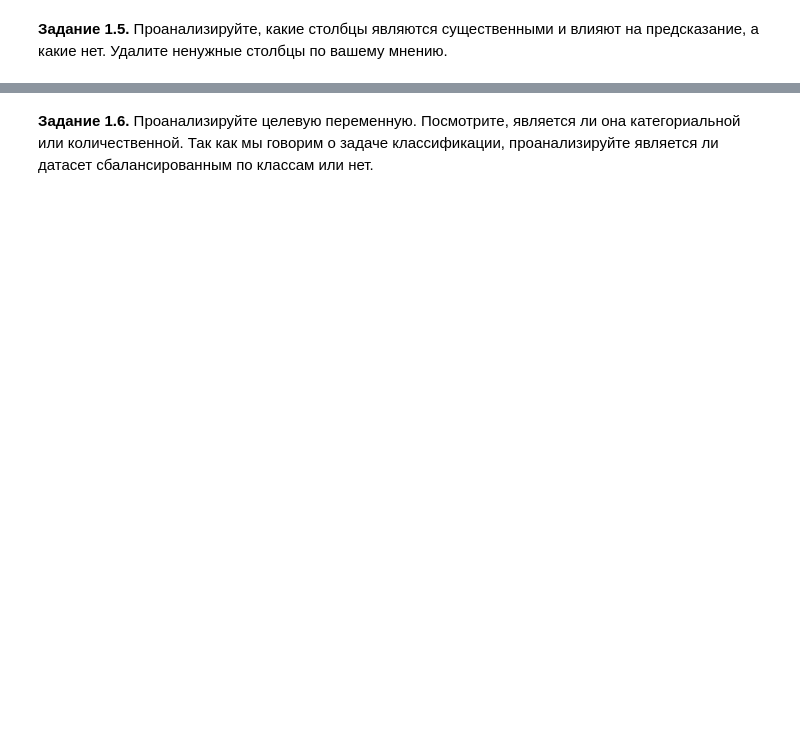
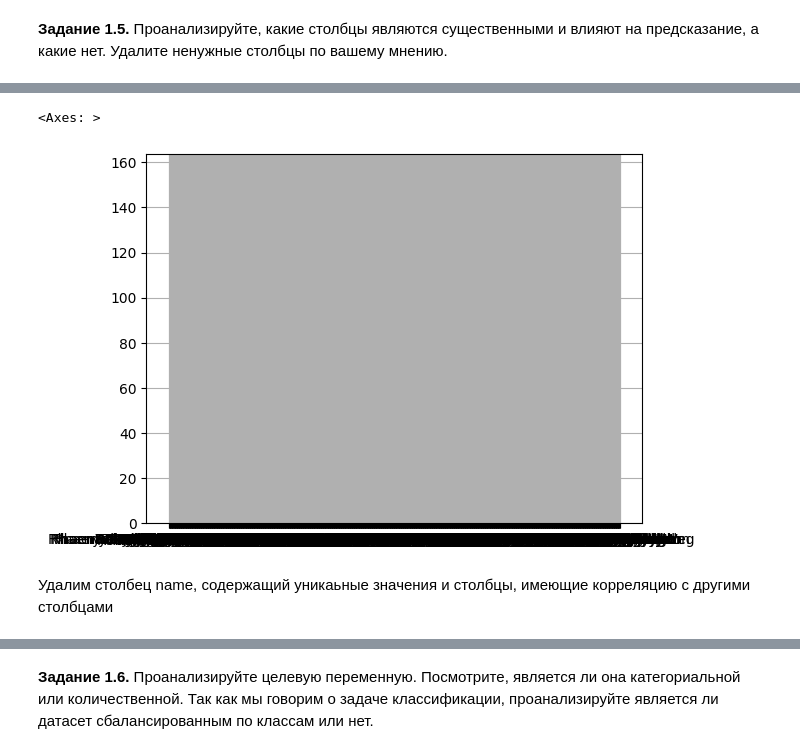
Before and after one commit to ostrowsky/Deep-Learning-School, a Jupyter notebook: week_01_ml_intro/Homework/hw_1_game_of_thrones.ipynb, the cells around one changed output, grey strips where cells are left out. Saved outputs shown, nothing was run; the diff lists cells and outputs as text; code cells hidden in the pictures; blank space fills up the shorter version.

```diff
--- a/week_01_ml_intro/Homework/hw_1_game_of_thrones.ipynb
+++ b/week_01_ml_intro/Homework/hw_1_game_of_thrones.ipynb
@@ -230 +314,8 @@ cult = {
+# %%
+data.name.hist()
+# %% [output]
+<Axes: >
+[figure, added]
+# %% [markdown]
+Удалим столбец name, содержащий уникаьные значения и столбцы, имеющие корреляцию с другими столбцами
 # %%
```
Also changed, not shown: parts of 31 cells of this notebook.
